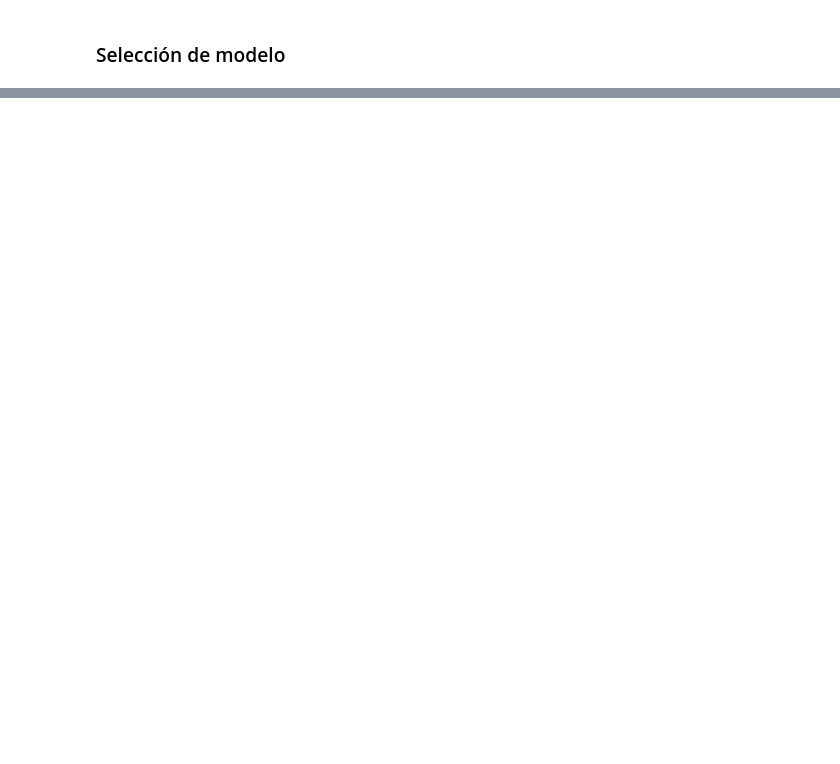
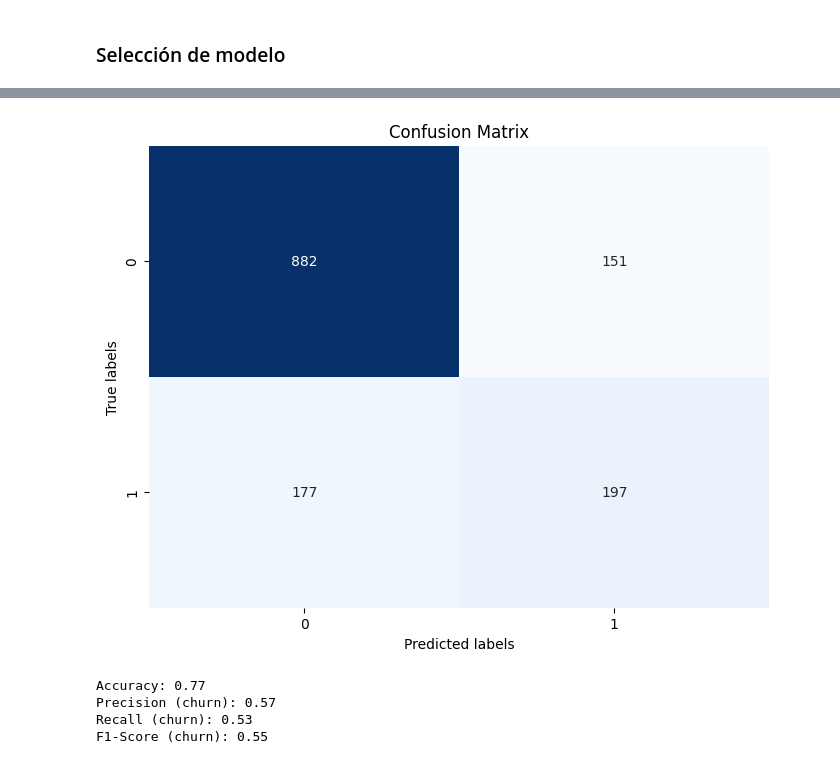
Before and after one commit to andressj1/Prueba-Tecnica, a Jupyter notebook: Prueba_Técnica_Cpocket.ipynb, the cells around one changed output, grey strips where cells are left out. Cells and saved outputs as stored; diff of their text form; code cells hidden in the pictures; blank space fills up the shorter version.

```diff
--- a/Prueba_Técnica_Cpocket.ipynb
+++ b/Prueba_Técnica_Cpocket.ipynb
@@ -461,0 +484,6 @@ memory usage: 989.0 KB
+# %%
+# Dividir los datos en conjuntos de entrenamiento y prueba; 80% y 20%
+y = df.Churn
+X= df.loc[:,~df.columns.isin(['Churn', 'customerID'])]
+
+X_train, X_test, y_train, y_test = train_test_split(X, y, test_size=0.2, random_state=42, stratify = y)
@@ -474,7 +497,7 @@ X=pd.DataFrame(X2,columns=X1.columns)
 # %%
-# Modelos de clasificación binaria - Regresión logísitica, Random Forest y XGBoost
-m_lr = LogisticRegression()
-m_rf = RandomForestClassifier()
-m_xgb = XGBClassifier()
+# Modelos
+m_lr = LogisticRegression(max_iter=1000, random_state=42)
+m_rf = RandomForestClassifier(random_state=42)
+m_xgb = XGBClassifier(use_label_encoder=False, eval_metric='logloss', random_state=42)
 
-modelos = list([m_lr, m_rf, m_xgb])
+modelos = [m_lr, m_rf, m_xgb]
@@ -568,0 +641,3 @@ xg_final = research.best_estimator_
+# %%
+# Entrenar Modelo
+m_xgb.fit(X_train, y_train)
@@ -569,15 +658,35 @@ xg_final = research.best_estimator_
+# %%
+# Predicciones
+y_pred = m_xgb.predict(X_test)
 # %%
-predictions = cross_val_predict(xg_final, x_selec, y, cv = 5)
-df_pred = pd.DataFrame(predictions, columns = ['pred'])
+# Matriz de confución
+conf_matrix = confusion_matrix(y_test, y_pred)
 
-# Se añade las predicciones a la base de datos inicial
-df_final = pd.concat([df_features, df_pred], axis = 1)
-
-# Matriz de confusión para validación
-conf_matrix = confusion_matrix(df_features['target'], df_final['pred'])
-plt.figure(figsize = (8, 6))
-sns.heatmap(conf_matrix, annot = True, fmt = "d", cmap = "Blues")
-plt.xlabel('Valores predichos')
-plt.ylabel('Valores reales observados')
-plt.title('Matriz de confusión')
+plt.figure(figsize=(8, 6))
+sns.heatmap(conf_matrix, annot=True, fmt='d', cmap='Blues', cbar=False)
+plt.xlabel('Predicted labels')
+plt.ylabel('True labels')
+plt.title('Confusion Matrix')
 plt.show()
+# %% [output]
+[figure, added]
+# %%
+TP = 197
+TN = 882
+FP = 151
+FN = 177
+
+accuracy = (TP + TN) / (TP + TN + FP + FN)
+precision = TP / (TP + FP)
+recall = TP / (TP + FN)
+f1 = 2 * (precision * recall) / (precision + recall)
+
+print(f"Accuracy: {accuracy:.2f}")
+print(f"Precision (churn): {precision:.2f}")
+print(f"Recall (churn): {recall:.2f}")
+print(f"F1-Score (churn): {f1:.2f}")
+# %% [output]
+Accuracy: 0.77
+Precision (churn): 0.57
+Recall (churn): 0.53
+F1-Score (churn): 0.55
```
Also changed, not shown: parts of 82 cells of this notebook, 4 other files.
